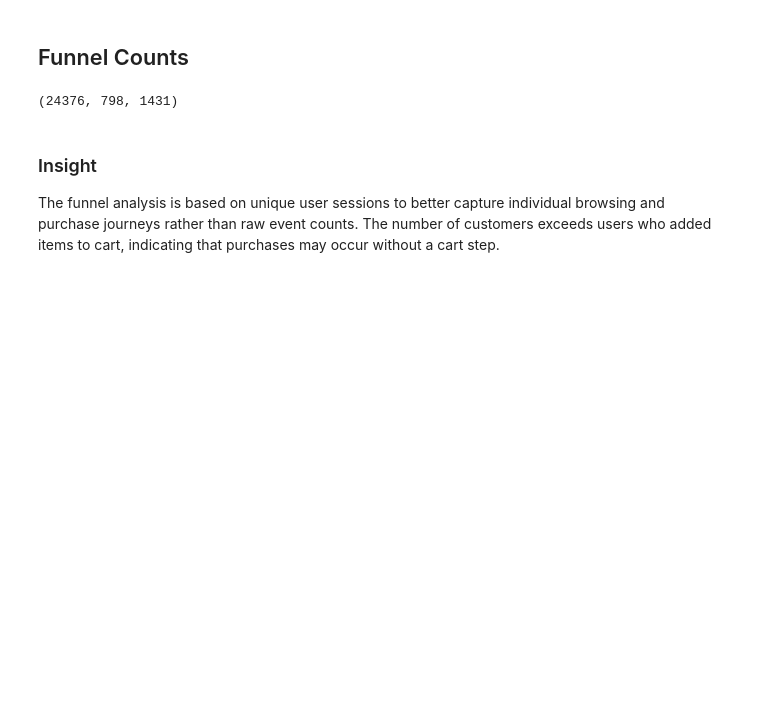
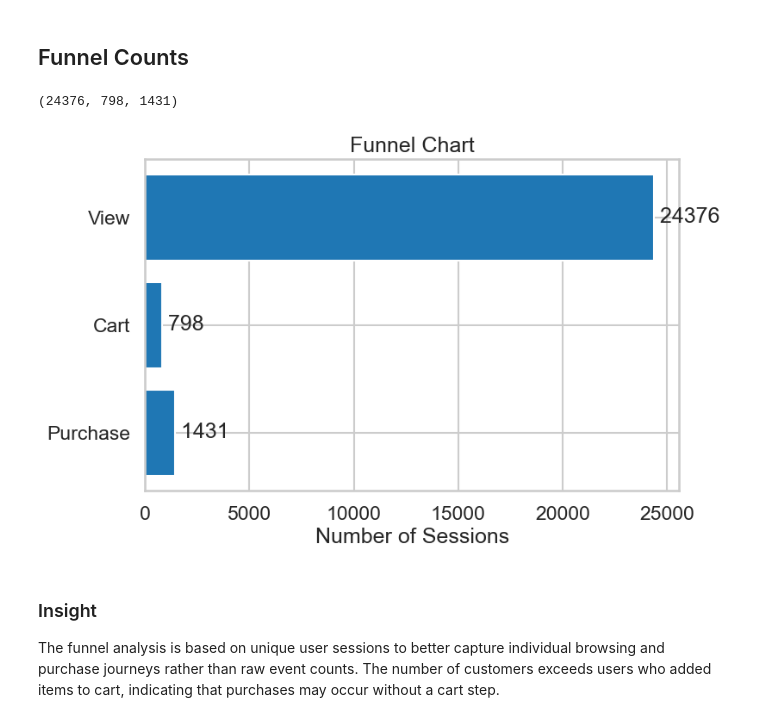
Before and after one commit to MonwabisiThebe/FUTURE_DS_03, a Jupyter notebook: TASK3.ipynb, the cells around one changed output. Drawn from its saved outputs; the diff is of its cells as text; code cells hidden in the pictures; blank space fills up the shorter version.

Commit message:
Added 2 charts.

```diff
--- a/TASK3.ipynb
+++ b/TASK3.ipynb
@@ -81,6 +81,22 @@ purchases = funnel_df[funnel_df['event_type'] == 'purchase']['user_session'].nun
 visitors, carts, purchases
 # %% [output]
 (24376, 798, 1431)
+# %%
+stages = ['View', 'Cart', 'Purchase']
+values = [visitors, carts, purchases]
+
+plt.figure(figsize=(8,5))
+plt.barh(stages, values)
+plt.title("Funnel Chart")
+plt.xlabel("Number of Sessions")
+
+for i, v in enumerate(values):
+    plt.text(v, i, f' {v}', va='center')
+
+plt.gca().invert_yaxis()
+plt.show()
+# %% [output]
+[figure, added]
 # %% [markdown]
 ### Insight
 The funnel analysis is based on unique user sessions to better capture individual browsing and purchase journeys rather than raw event counts. The number of customers exceeds users who added items to cart, indicating that purchases may occur without a cart step.
```
Also changed, not shown: parts of 2 cells of this notebook.
